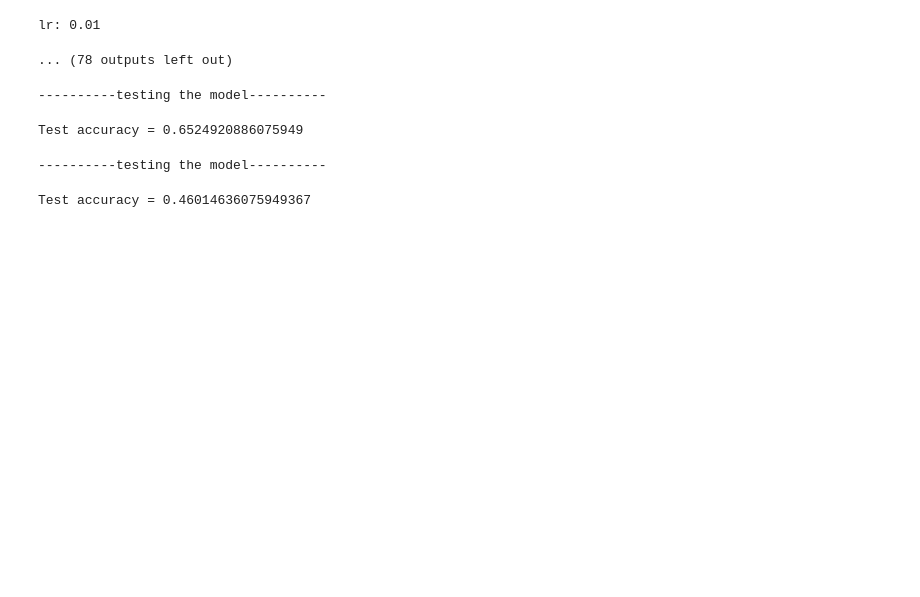
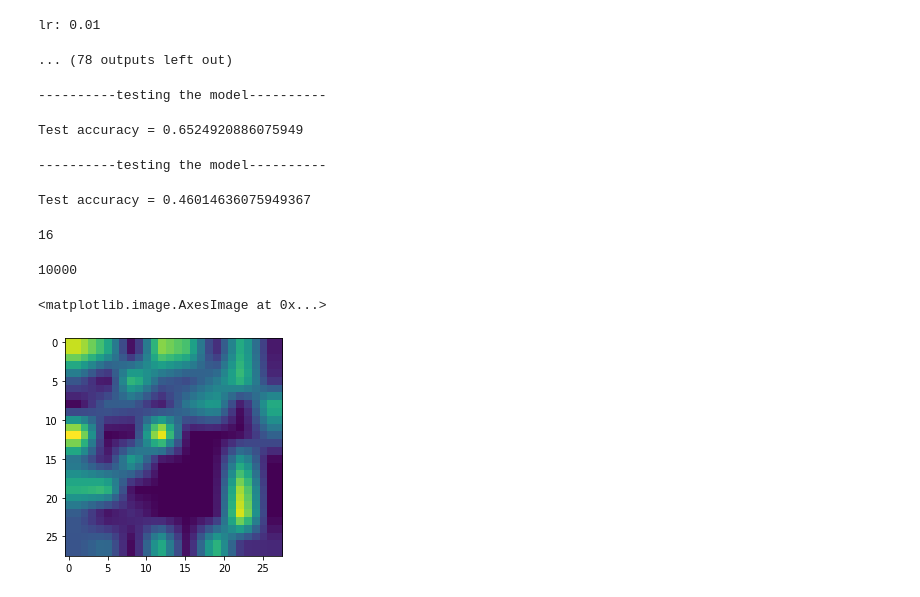
Before and after one commit to Giordano-Cicchetti/MaskTune_NN, a Jupyter notebook: MNIST/mnist_preprocess.ipynb, the cells around one changed output. Cells and saved outputs as stored; diff of their text form; code cells hidden in the pictures; blank space fills up the shorter version.

Commit message:
prova_mask

```diff
--- a/MNIST/mnist_preprocess.ipynb
+++ b/MNIST/mnist_preprocess.ipynb
@@ -87,3 +107,5 @@ train.test(train.test_loader_biased,"best_erm_model.pt")
 # %% [output]
 ----------testing the model----------
 Test accuracy = 0.46014636075949367
+# %%
+hm=train.mask_data(train.test_loader_biased,"best_erm_model.pt")
@@ -89,0 +114,14 @@ Test accuracy = 0.46014636075949367
+# %%
+len(hm)
+# %% [output]
+16
+# %%
+128*78+16
+# %% [output]
+10000
+# %%
+import matplotlib.pyplot as plt
+plt.imshow(hm[-3])
+# %% [output]
+<matplotlib.image.AxesImage at 0x...>
+[figure, added]
```
Also changed, not shown: parts of 5 cells of this notebook.
